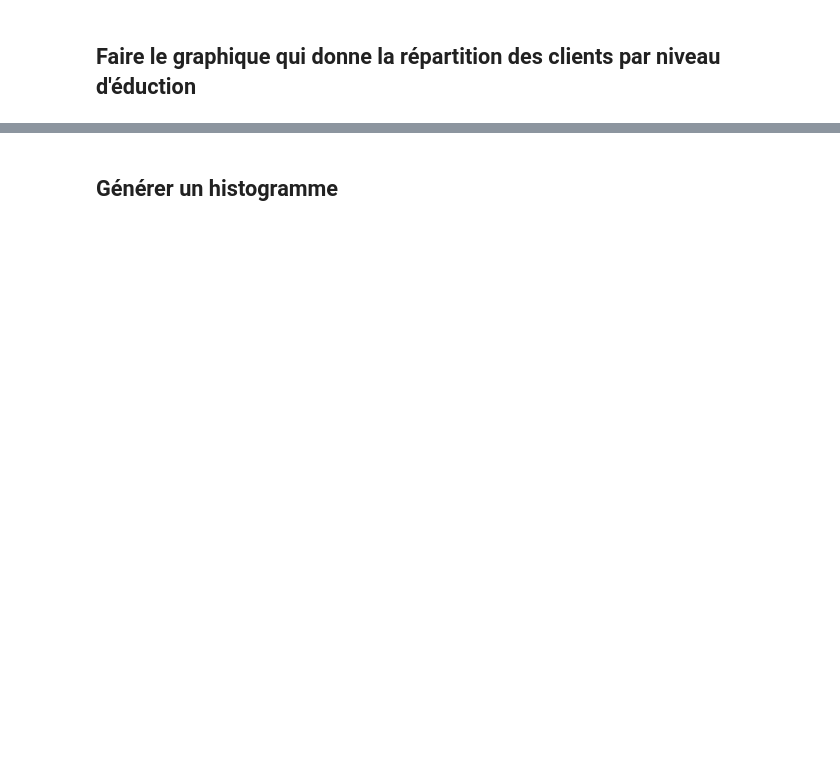
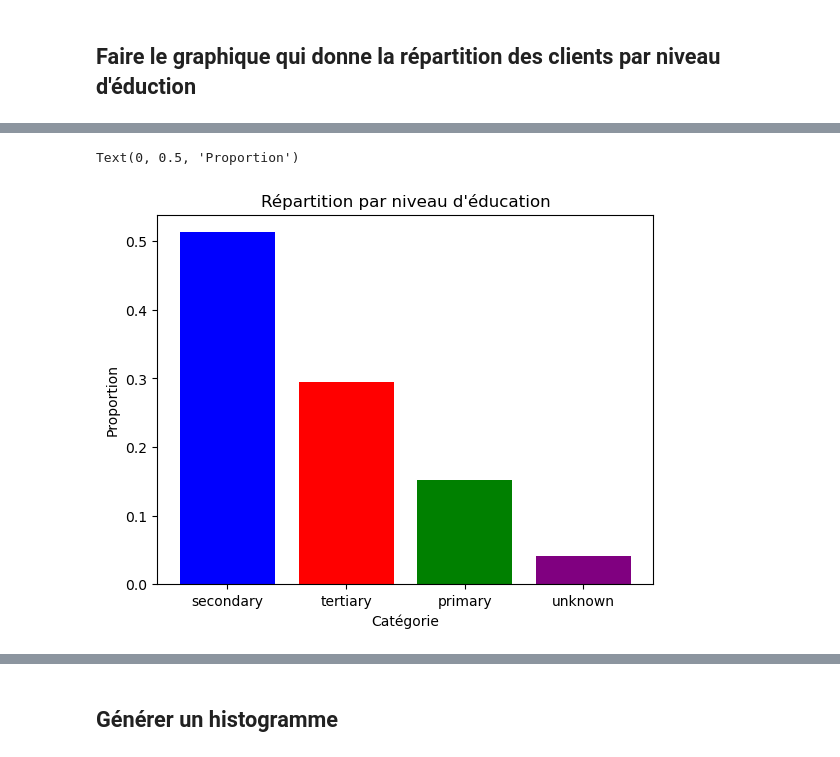
Before and after one commit to LeCoinStat/LeCoinStat, a Jupyter notebook: Daily_Lives_Coding/DLC7/DLC7_Le_Bilan_fonction_visualitation_types_de_données.ipynb, the cells around one changed output, grey strips where cells are left out. Saved outputs shown, nothing was run; the diff lists cells and outputs as text; code cells hidden in the pictures; blank space fills up the shorter version.

```diff
--- a/Daily_Lives_Coding/DLC7/DLC7_Le_Bilan_fonction_visualitation_types_de_données.ipynb
+++ b/Daily_Lives_Coding/DLC7/DLC7_Le_Bilan_fonction_visualitation_types_de_données.ipynb
@@ -53,0 +541,12 @@ Ensuite, utilisez la compréhension de dictionnaire pour créer un nouveau dicti
+# %%
+
+effectif = df["education"].value_counts().reset_index()
+effectif["proportion"] = effectif["count"]/effectif["count"].sum()
+# %%
+plt.bar(effectif["education"], effectif["proportion"], color = ["blue", "red", "green", "purple"])
+plt.title("Répartition par niveau d'éducation")
+plt.xlabel("Catégorie")
+plt.ylabel("Proportion")
+# %% [output]
+Text(0, 0.5, 'Proportion')
+[figure, added]
```
Also changed, not shown: parts of 66 cells of this notebook, 2 other files.
